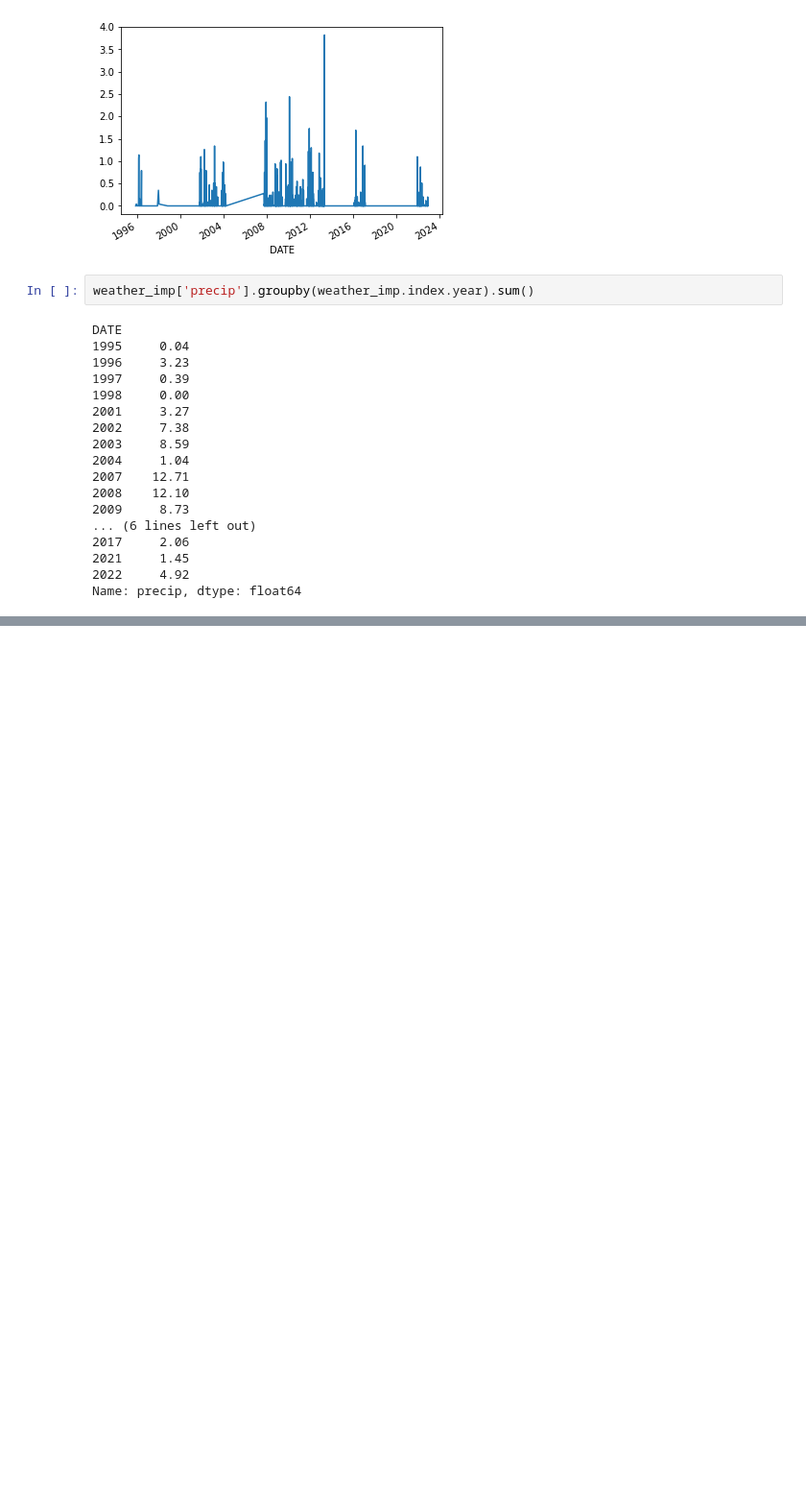
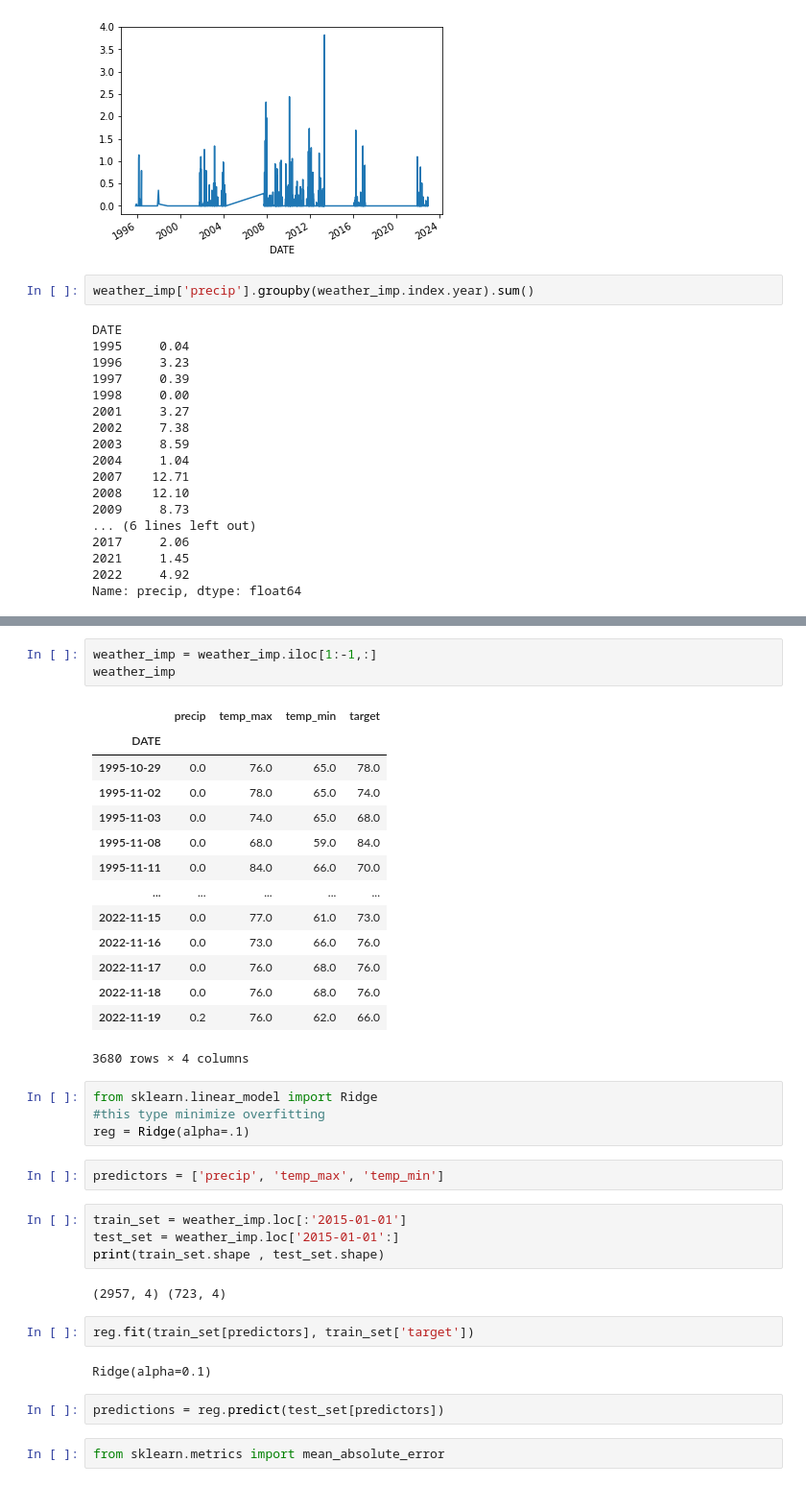
Before and after one commit to MouadBaghdadi/Oran_weather_prediction, a Jupyter notebook: predictweather.ipynb, the cells around one changed output, grey strips where cells are left out. Shown at 96% size. Drawn from its saved outputs; the diff is of its cells as text; blank space fills up the shorter version.

```diff
--- a/predictweather.ipynb
+++ b/predictweather.ipynb
@@ -259,0 +278,38 @@ Name: precip, dtype: float64
+# %%
+weather_imp = weather_imp.iloc[1:-1,:]
+weather_imp
+# %% [output]
+|  | precip | temp_max | temp_min | target |
+| DATE |  |  |  |  |
+| 1995-10-29 | 0.0 | 76.0 | 65.0 | 78.0 |
+| 1995-11-02 | 0.0 | 78.0 | 65.0 | 74.0 |
+| 1995-11-03 | 0.0 | 74.0 | 65.0 | 68.0 |
+| 1995-11-08 | 0.0 | 68.0 | 59.0 | 84.0 |
+| 1995-11-11 | 0.0 | 84.0 | 66.0 | 70.0 |
+| ... | ... | ... | ... | ... |
+| 2022-11-15 | 0.0 | 77.0 | 61.0 | 73.0 |
+| 2022-11-16 | 0.0 | 73.0 | 66.0 | 76.0 |
+| 2022-11-17 | 0.0 | 76.0 | 68.0 | 76.0 |
+| 2022-11-18 | 0.0 | 76.0 | 68.0 | 76.0 |
+| 2022-11-19 | 0.2 | 76.0 | 62.0 | 66.0 |
+3680 rows × 4 columns
+# %%
+from sklearn.linear_model import Ridge
+#this type minimize overfitting
+reg = Ridge(alpha=.1)
+# %%
+predictors = ['precip', 'temp_max', 'temp_min']
+# %%
+train_set = weather_imp.loc[:'2015-01-01']
+test_set = weather_imp.loc['2015-01-01':]
+print(train_set.shape , test_set.shape)
+# %% [output]
+(2957, 4) (723, 4)
+# %%
+reg.fit(train_set[predictors], train_set['target'])
+# %% [output]
+Ridge(alpha=0.1)
+# %%
+predictions = reg.predict(test_set[predictors])
+# %%
+from sklearn.metrics import mean_absolute_error
```
Also changed, not shown: parts of 6 cells of this notebook.
